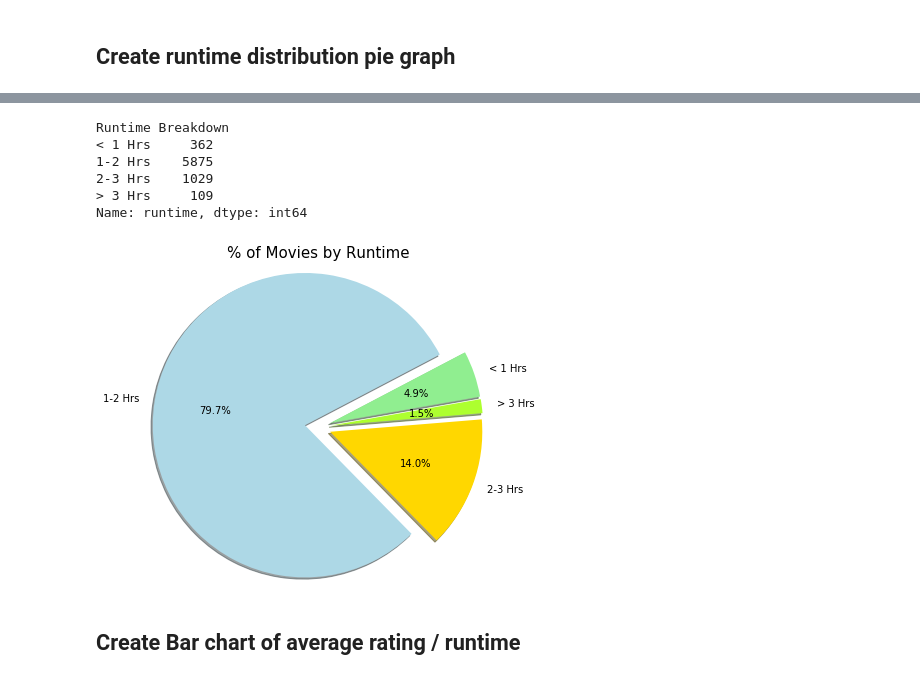
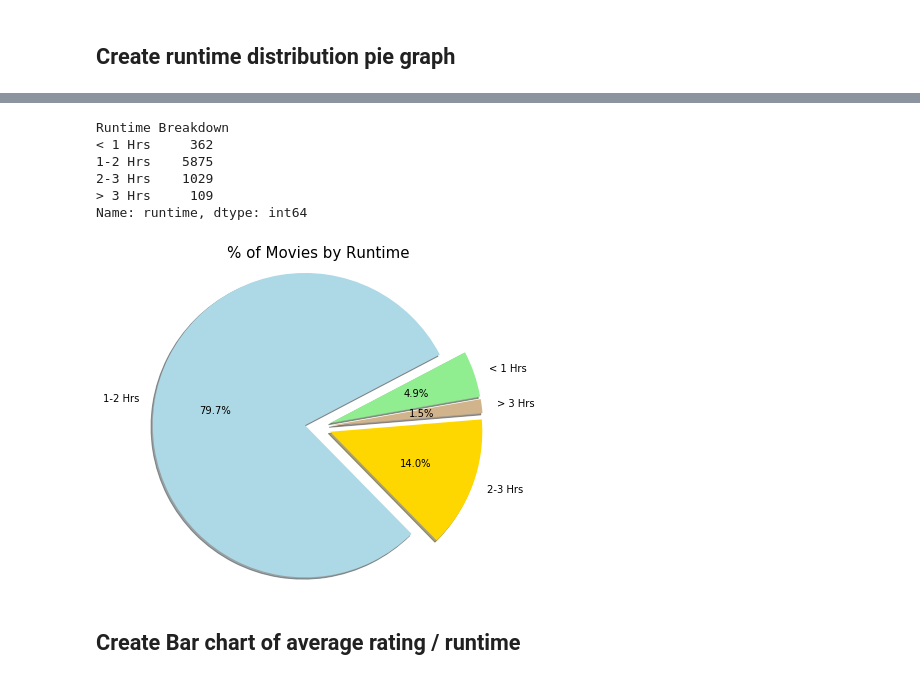
Before and after one commit to Rod-Skoglund/Data-Analytics-Project1, a Jupyter notebook: MovieAnalysis.ipynb, the cells around one changed output, grey strips where cells are left out. Drawn from its saved outputs; the diff is of its cells as text; code cells hidden in the pictures.

Commit message:
completed 4 charts, added comments, cleaned up code but have one warning left

```diff
--- a/MovieAnalysis.ipynb
+++ b/MovieAnalysis.ipynb
@@ -200,0 +51,13 @@ There are 7542 movies included in this reduced dataset.
+# %%
+#*******************************************************************************
+# Remove rows with invalid movieId's and convert the movieId to a number.
+#*******************************************************************************
+num_movies_ratings_df = (ratings_df.drop("movieId", axis=1)
+                          .join(ratings_df["movieId"].apply(pd.to_numeric, errors='coerce')))
+num_movies_ratings_df["movieId"] = pd.to_numeric(num_movies_ratings_df["movieId"])
+# %%
+#*******************************************************************************
+# Group the movie rating data by movie and average the ratings provided by the
+# individual users for each movie.
+#*******************************************************************************
+ave_movie_rating = num_movies_ratings_df.groupby(["movieId"]).mean()
@@ -200,0 +84,7 @@ There are 7542 movies included in this reduced dataset.
+# %%
+#*******************************************************************************
+# Trim the data to only include the columns we need for the analysis.
+#*******************************************************************************
+trimmed_merge_table = merge_table[["budget", "genres", "imdb_id", "production_countries",
+                                   "release_date", "runtime", "revenue", "title",
+                                   "vote_average", "vote_count", "movieId", "rating", "popularity"]]
@@ -213,4 +126,7 @@ bins = [0, 60, 120, 180, 900]
 group_names = ["< 1 Hrs", "1-2 Hrs", "2-3 Hrs", "> 3 Hrs" ]
 # %%
-trimmed_runtime_movies_df["Runtime Breakdown"] = pd.cut(trimmed_runtime_movies_df["runtime"], bins, labels=group_names)
-trimmed_runtime_movies_df.head(1)
+#*******************************************************************************
+# Create a new column to store the range of runtime hours for each movie.
+#*******************************************************************************
+trimmed_runtime_movies_df["Runtime Breakdown"] = pd.cut(trimmed_runtime_movies_df["runtime"],
+                                                        bins, labels=group_names)
@@ -220,41 +133,47 @@ trimmed_runtime_movies_df.head(1)
-# %%
-runtime_count_df = trimmed_runtime_movies_df[["rating", "runtime", "Runtime Breakdown"]]
-runtime_count_df = runtime_count_df.groupby("Runtime Breakdown")
-runtime_count_df.count()["runtime"]
-# %% [output]
-Runtime Breakdown
-< 1 Hrs     362
-1-2 Hrs    5875
-2-3 Hrs    1029
-> 3 Hrs     109
-Name: runtime, dtype: int64
+# %%
+#*******************************************************************************
+# Create a new dataframe to hold the 3 columns needed for this graph, group
+# the data by the range of runtime hours (Runtime Breakdown) and get the count
+# for each set of hours.
+#*******************************************************************************
+runtime_count_df = trimmed_runtime_movies_df[["rating", "runtime", "Runtime Breakdown"]]
+runtime_count_df = runtime_count_df.groupby("Runtime Breakdown")
+runtime_count_df.count()["runtime"]
+# %% [output]
+Runtime Breakdown
+< 1 Hrs     362
+1-2 Hrs    5875
+2-3 Hrs    1029
+> 3 Hrs     109
+Name: runtime, dtype: int64
 # %%
+#*******************************************************************************
+# Create the pie chart showing the breakdown of movies by runtime range.
+#*******************************************************************************
+
 #*******************************************************************************
 # Define appearance for the pie chart
 #*******************************************************************************
-#        [Xshort, short,         med,          long,  Xlong,    XXlong]
-#colors = ["gold","lightskyblue", "lightcoral", "blue","orange", "red"]
-colors = ["lightgreen","lightblue", "gold", "greenyellow"]
+colors = ["lightgreen","lightblue", "gold", "tan"]
 explode = (0.15,0.15,0.15,0.15)
 
 #*******************************************************************************
 # Define the title for the pie chart
 #*******************************************************************************
 plt.title("% of Movies by Runtime", y=1.25, fontsize=15)
 
 #*******************************************************************************
 # Define pie chart
 #*******************************************************************************
 plt.pie(runtime_count_df.count()["runtime"], explode=explode,
         labels=group_names, colors=colors, autopct="%1.1f%%", shadow=True,
         startangle=10, radius=1.75)
 
 #*******************************************************************************
 # Show Figures
 #*******************************************************************************
-#plt.tight_layout()
 plt.show()
 # %% [output]
-[figure, old version]
+[figure, new version]
 # %% [markdown]
 ## Create Bar chart of average rating / runtime
```
Also changed, not shown: parts of 77 cells of this notebook.
